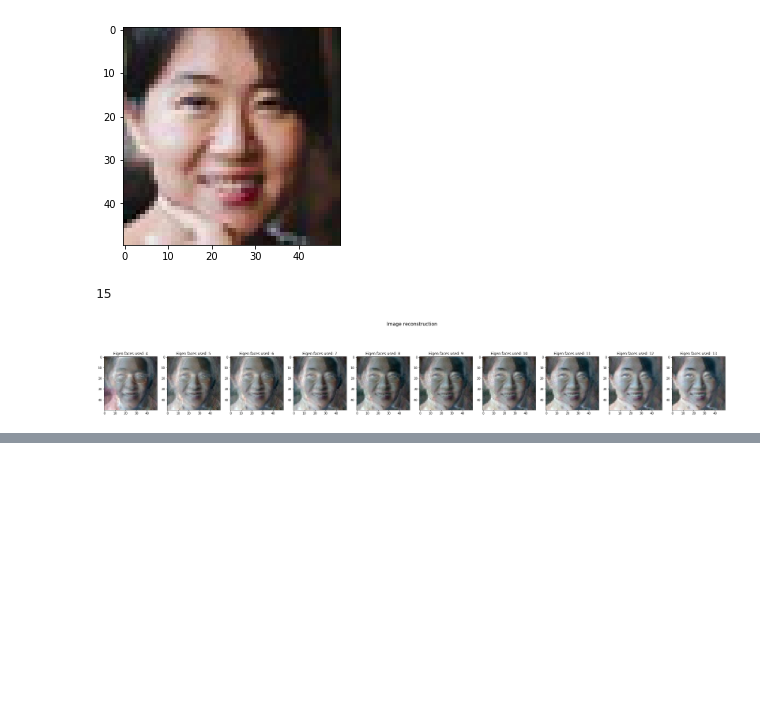
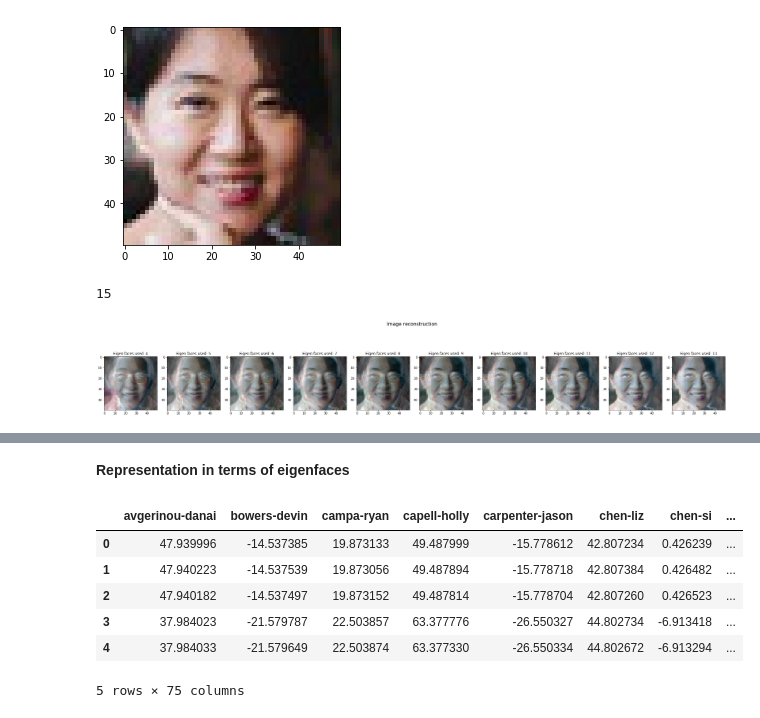
Before and after one commit to shik3519/machine-learning, a Jupyter notebook: eigen-faces/eigen-faces.ipynb, the cells around one changed output, grey strips where cells are left out. Cells and saved outputs as stored; diff of their text form; code cells hidden in the pictures; blank space fills up the shorter version.

```diff
--- a/eigen-faces/eigen-faces.ipynb
+++ b/eigen-faces/eigen-faces.ipynb
@@ -685,0 +731,33 @@ plt.tight_layout()
+# %% [markdown]
+**Representation in terms of eigenfaces**
+# %%
+students = ['-'.join(i.split('-')[-2:]) for i in stu_fn1]
+# %%
+students = [s.replace(".jpg","") for s in students]
+# %%
+student_dict = {}
+num_eigfaces = 10
+for i,s in enumerate(stu_fn1):
+    myImg = f"data/msan-images/students-faces-resized/{s}"
+
+    img = cv2.imread(myImg)
+
+    img = cv2.cvtColor(img, cv2.COLOR_BGR2RGB)
+
+    img_mean_norm = (img.flatten() - avg_gray_img.flatten()).reshape(50, 50, 3)
+
+    weights = eigfacesCombination(eigenFaces_gray, img_mean_norm)
+
+    student_dict[students[i]] = imgReconstruct(eigenFaces_gray, weights, num_eigfaces).flatten()
+# %%
+df_student = pd.DataFrame.from_dict(student_dict)
+# %%
+df_student.head()
+# %% [output]
+|  | avgerinou-danai | bowers-devin | campa-ryan | capell-holly | carpenter-jason | chen-liz | chen-si | ... |
+| 0 | 47.939996 | -14.537385 | 19.873133 | 49.487999 | -15.778612 | 42.807234 | 0.426239 | ... |
+| 1 | 47.940223 | -14.537539 | 19.873056 | 49.487894 | -15.778718 | 42.807384 | 0.426482 | ... |
+| 2 | 47.940182 | -14.537497 | 19.873152 | 49.487814 | -15.778704 | 42.807260 | 0.426523 | ... |
+| 3 | 37.984023 | -21.579787 | 22.503857 | 63.377776 | -26.550327 | 44.802734 | -6.913418 | ... |
+| 4 | 37.984033 | -21.579649 | 22.503874 | 63.377330 | -26.550334 | 44.802672 | -6.913294 | ... |
+5 rows × 75 columns
```
Also changed, not shown: parts of 20 cells of this notebook.
